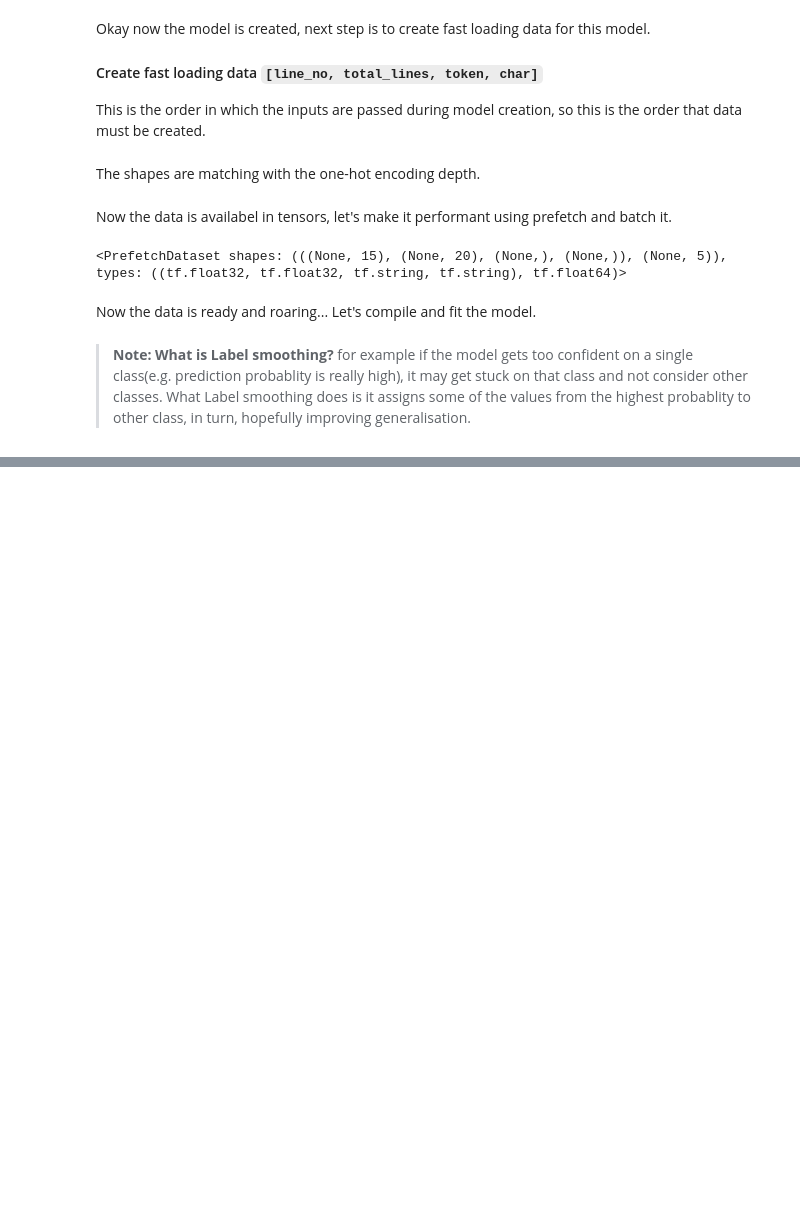
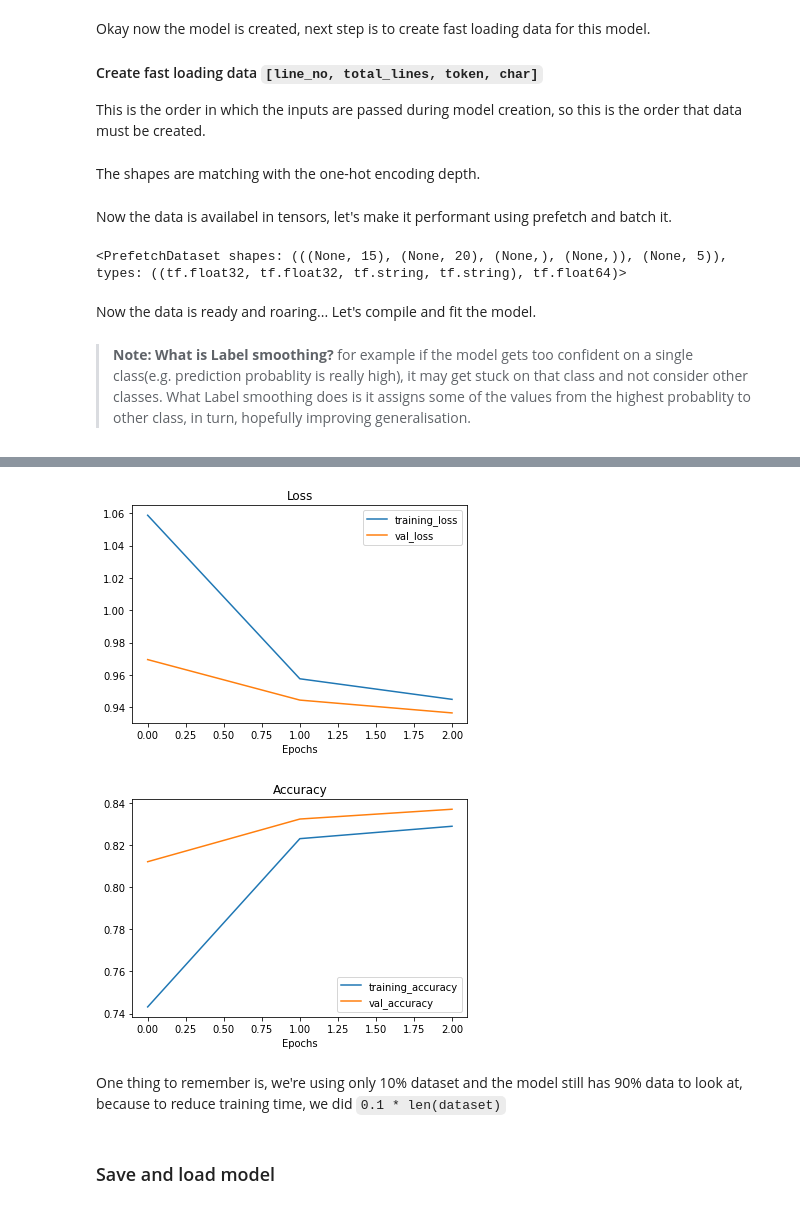
Before and after one commit to JpChii/ML-Projects, a Jupyter notebook: 09_SkimLit_milestone_project.ipynb, the cells around one changed output, grey strips where cells are left out. Drawn from its saved outputs; the diff is of its cells as text; code cells hidden in the pictures; blank space fills up the shorter version.

```diff
--- a/09_SkimLit_milestone_project.ipynb
+++ b/09_SkimLit_milestone_project.ipynb
@@ -1534,7 +1535,7 @@ char_model = tf.keras.Model(inputs=char_inputs,
 # %%
 # 3. Create line number model
 line_number_inputs = layers.Input(shape=(15,), dtype=tf.int32, name="line_number_input_layer")
-line_number_outputs = layers.Dense(32, activation="relu")(line_number_inputs)
+line_number_outputs = layers.Dense(256, activation="relu")(line_number_inputs)
 line_number_model = tf.keras.Model(inputs=line_number_inputs,
                                    outputs=line_number_outputs)
 # %%
@@ -1626,0 +1663,10 @@ Epoch 3/3
+# %%
+# Checkout the loss curves
+plot_loss_curves(history5)
+# %% [output]
+[figure, added]
+[figure, added]
+# %% [markdown]
+One thing to remember is, we're using only 10% dataset and the model still has 90% data to look at, because to reduce training time, we did `0.1 * len(dataset)`
+# %% [markdown]
+### Save and load model
```
Also changed, not shown: parts of 63 cells of this notebook.
